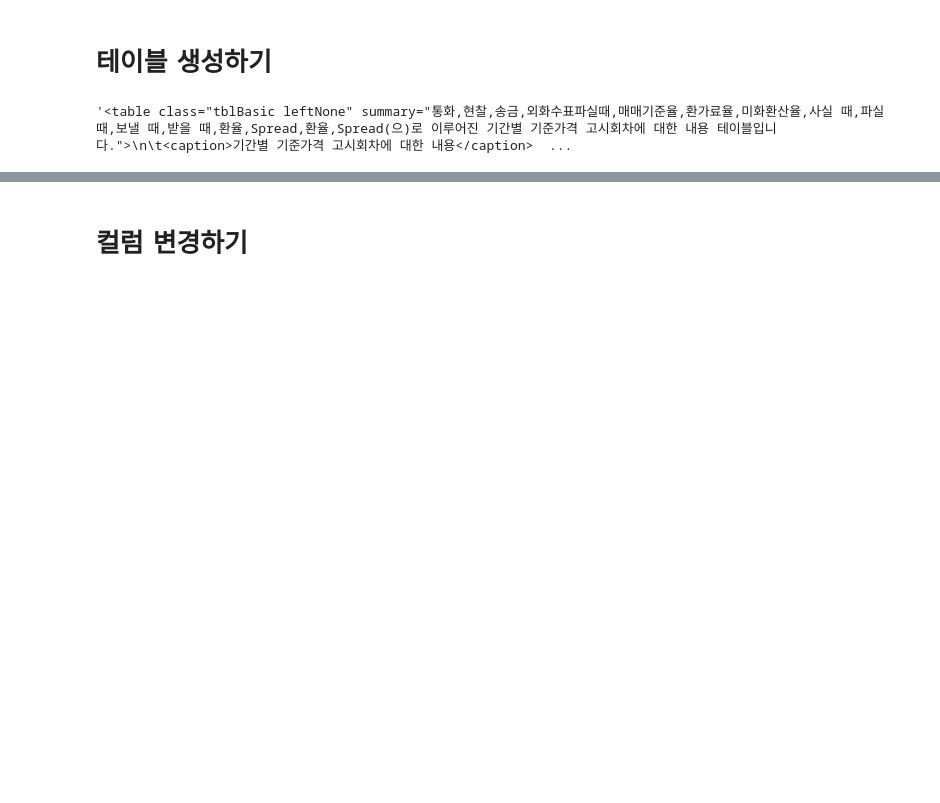
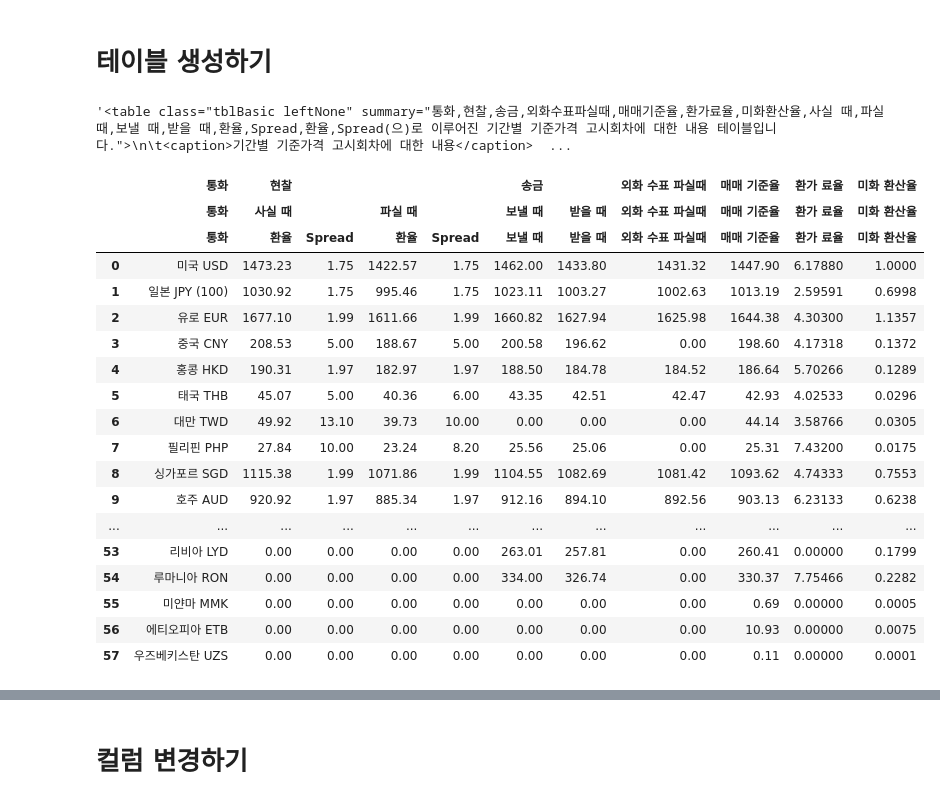
Before and after one commit to hyun111111/fintech_service_2nd, a Jupyter notebook: 04data_scraping/09하나은행_환율정보_조회.ipynb, the cells around one changed output, grey strips where cells are left out. Cells and saved outputs as stored; diff of their text form; code cells hidden in the pictures; blank space fills up the shorter version.

```diff
--- a/04data_scraping/09하나은행_환율정보_조회.ipynb
+++ b/04data_scraping/09하나은행_환율정보_조회.ipynb
@@ -278,6 +298,31 @@ while current_date <= end_date :
 driver.find_element(By.CSS_SELECTOR, ".tblBasic.leftNone").get_attribute('outerHTML')
 # %% [output]
 '<table class="tblBasic leftNone" summary="통화,현찰,송금,외화수표파실때,매매기준율,환가료율,미화환산율,사실 때,파실 때,보낼 때,받을 때,환율,Spread,환율,Spread(으)로 이루어진 기간별 기준가격 고시회차에 대한 내용 테이블입니다.">\n\t<caption>기간별 기준가격 고시회차에 대한 내용</caption>  ...
+# %%
+import pandas as pd
+from io import StringIO
+df = pd.read_html(StringIO(driver.find_element(By.CSS_SELECTOR, ".tblBasic.leftNone").get_attribute("outerHTML")))[0]
+df
+# %% [output]
+|  | 통화 | 현찰 |  |  |  | 송금 |  | 외화 수표 파실때 | 매매 기준율 | 환가 료율 | 미화 환산율 |
+|  | 통화 | 사실 때 |  | 파실 때 |  | 보낼 때 | 받을 때 | 외화 수표 파실때 | 매매 기준율 | 환가 료율 | 미화 환산율 |
+|  | 통화 | 환율 | Spread | 환율 | Spread | 보낼 때 | 받을 때 | 외화 수표 파실때 | 매매 기준율 | 환가 료율 | 미화 환산율 |
+| 0 | 미국 USD | 1473.23 | 1.75 | 1422.57 | 1.75 | 1462.00 | 1433.80 | 1431.32 | 1447.90 | 6.17880 | 1.0000 |
+| 1 | 일본 JPY (100) | 1030.92 | 1.75 | 995.46 | 1.75 | 1023.11 | 1003.27 | 1002.63 | 1013.19 | 2.59591 | 0.6998 |
+| 2 | 유로 EUR | 1677.10 | 1.99 | 1611.66 | 1.99 | 1660.82 | 1627.94 | 1625.98 | 1644.38 | 4.30300 | 1.1357 |
+| 3 | 중국 CNY | 208.53 | 5.00 | 188.67 | 5.00 | 200.58 | 196.62 | 0.00 | 198.60 | 4.17318 | 0.1372 |
+| 4 | 홍콩 HKD | 190.31 | 1.97 | 182.97 | 1.97 | 188.50 | 184.78 | 184.52 | 186.64 | 5.70266 | 0.1289 |
+| 5 | 태국 THB | 45.07 | 5.00 | 40.36 | 6.00 | 43.35 | 42.51 | 42.47 | 42.93 | 4.02533 | 0.0296 |
+| 6 | 대만 TWD | 49.92 | 13.10 | 39.73 | 10.00 | 0.00 | 0.00 | 0.00 | 44.14 | 3.58766 | 0.0305 |
+| 7 | 필리핀 PHP | 27.84 | 10.00 | 23.24 | 8.20 | 25.56 | 25.06 | 0.00 | 25.31 | 7.43200 | 0.0175 |
+| 8 | 싱가포르 SGD | 1115.38 | 1.99 | 1071.86 | 1.99 | 1104.55 | 1082.69 | 1081.42 | 1093.62 | 4.74333 | 0.7553 |
+| 9 | 호주 AUD | 920.92 | 1.97 | 885.34 | 1.97 | 912.16 | 894.10 | 892.56 | 903.13 | 6.23133 | 0.6238 |
+| ... | ... | ... | ... | ... | ... | ... | ... | ... | ... | ... | ... |
+| 53 | 리비아 LYD | 0.00 | 0.00 | 0.00 | 0.00 | 263.01 | 257.81 | 0.00 | 260.41 | 0.00000 | 0.1799 |
+| 54 | 루마니아 RON | 0.00 | 0.00 | 0.00 | 0.00 | 334.00 | 326.74 | 0.00 | 330.37 | 7.75466 | 0.2282 |
+| 55 | 미얀마 MMK | 0.00 | 0.00 | 0.00 | 0.00 | 0.00 | 0.00 | 0.00 | 0.69 | 0.00000 | 0.0005 |
+| 56 | 에티오피아 ETB | 0.00 | 0.00 | 0.00 | 0.00 | 0.00 | 0.00 | 0.00 | 10.93 | 0.00000 | 0.0075 |
+| 57 | 우즈베키스탄 UZS | 0.00 | 0.00 | 0.00 | 0.00 | 0.00 | 0.00 | 0.00 | 0.11 | 0.00000 | 0.0001 |
 # %%
 from io import StringIO
 # %%
```
Also changed, not shown: parts of 7 cells of this notebook, 9 other files.
